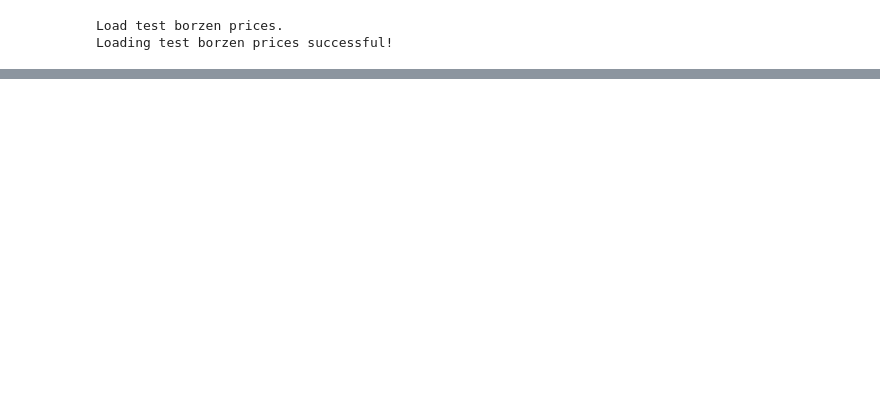
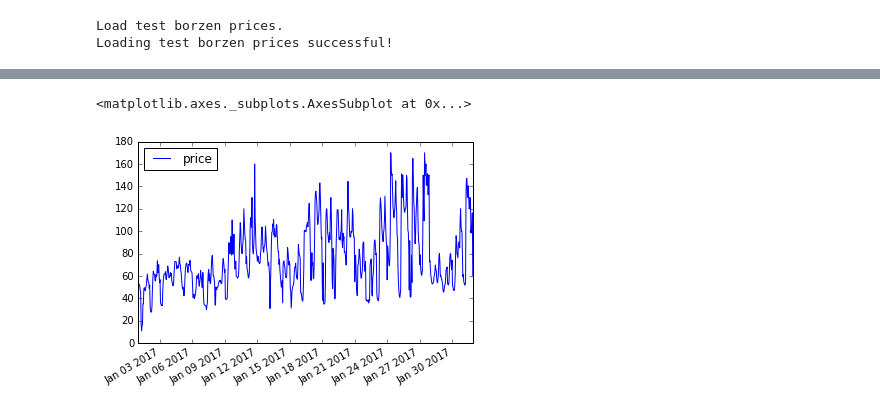
Before and after one commit to DeanZeng/Power-Price-Prediction, a Jupyter notebook: src/Main.ipynb, the cells around one changed output, grey strips where cells are left out. Saved outputs shown, nothing was run; the diff lists cells and outputs as text; code cells hidden in the pictures; blank space fills up the shorter version.

```diff
--- a/src/Main.ipynb
+++ b/src/Main.ipynb
@@ -228,0 +213,6 @@ array([  53.  ,   52.  ,   51.  ,   47.27,   45.49,   17.67,   11.1 ,
+# %%
+# generate pandas dataframe with prices and datetimes
+d = {'price': prices.prices}
+dt = pandas.to_datetime(prices.timestamps, unit = "s")
+series = pandas.DataFrame(data=d, index = dt)
+series.head()
@@ -228,0 +226,6 @@ array([  53.  ,   52.  ,   51.  ,   47.27,   45.49,   17.67,   11.1 ,
+# %%
+# plot timeseries
+series.plot()
+# %% [output]
+<matplotlib.axes._subplots.AxesSubplot at 0x...>
+[figure, added]
```
Also changed, not shown: parts of 13 cells of this notebook, 1 other file.
